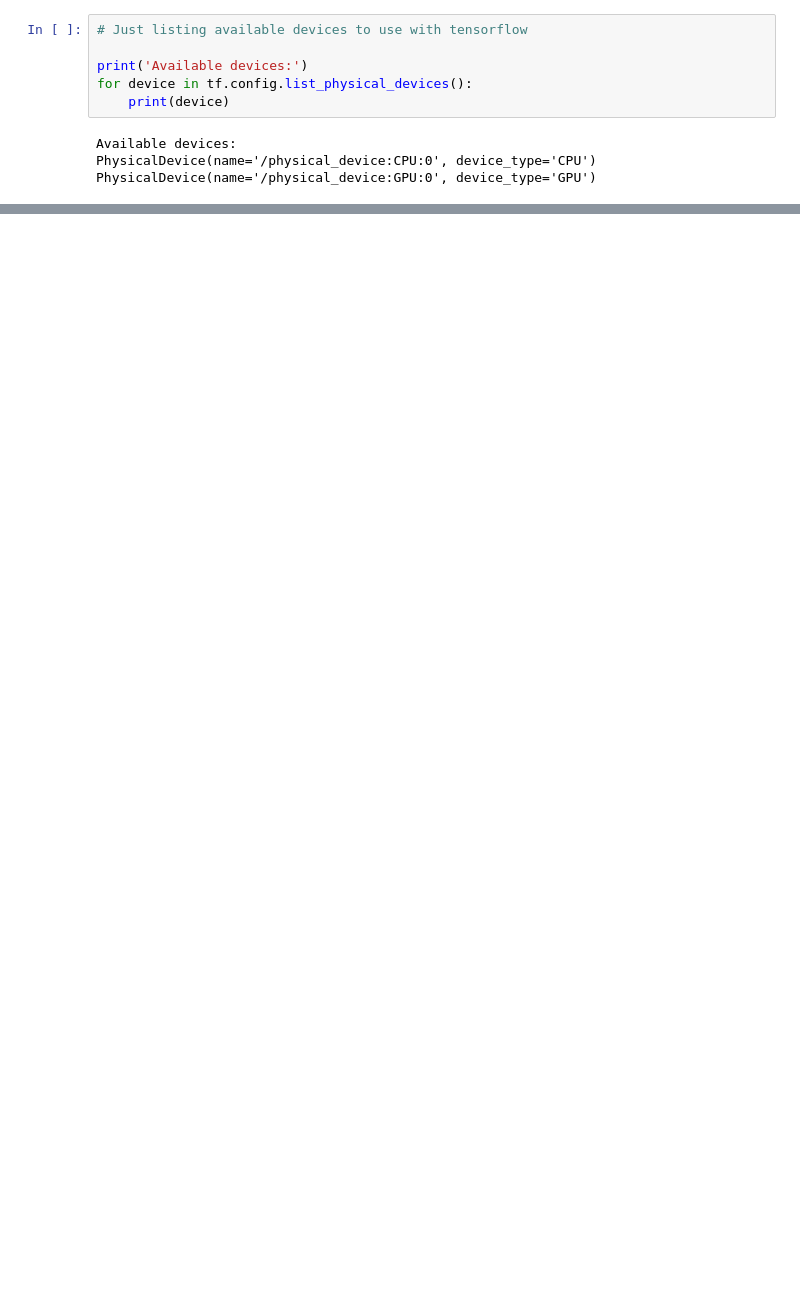
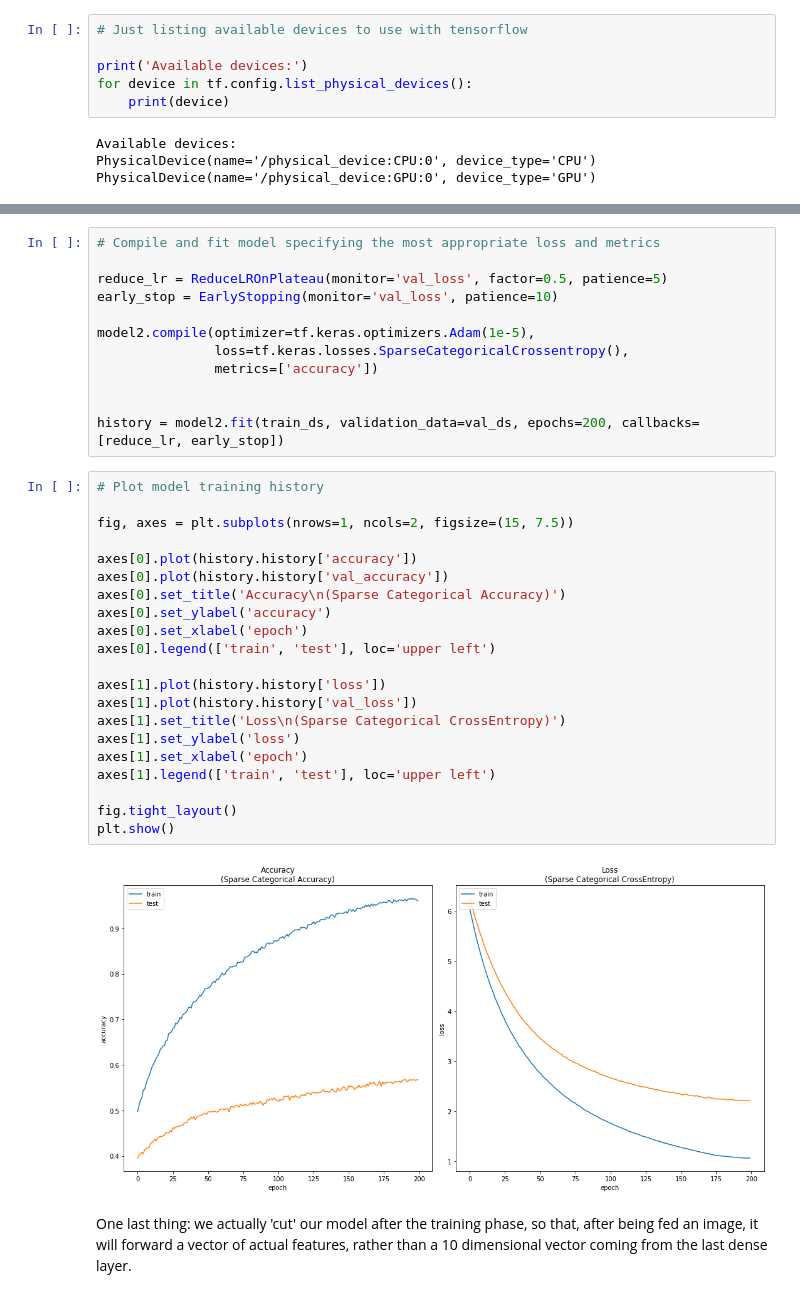
Before and after one commit to synchroazel/img-search, a Jupyter notebook: img_search.ipynb, the cells around one changed output, grey strips where cells are left out. Saved outputs shown, nothing was run; the diff lists cells and outputs as text; blank space fills up the shorter version.

```diff
--- a/img_search.ipynb
+++ b/img_search.ipynb
@@ -378,0 +346,37 @@ top-5 accuracy: 0.89
+# %%
+# Compile and fit model specifying the most appropriate loss and metrics
+
+reduce_lr = ReduceLROnPlateau(monitor='val_loss', factor=0.5, patience=5)
+early_stop = EarlyStopping(monitor='val_loss', patience=10)
+
+model2.compile(optimizer=tf.keras.optimizers.Adam(1e-5),
+               loss=tf.keras.losses.SparseCategoricalCrossentropy(),
+               metrics=['accuracy'])
+
+
+history = model2.fit(train_ds, validation_data=val_ds, epochs=200, callbacks=[reduce_lr, early_stop])
+# %%
+# Plot model training history
+
+fig, axes = plt.subplots(nrows=1, ncols=2, figsize=(15, 7.5))
+
+axes[0].plot(history.history['accuracy'])
+axes[0].plot(history.history['val_accuracy'])
+axes[0].set_title('Accuracy\n(Sparse Categorical Accuracy)')
+axes[0].set_ylabel('accuracy')
+axes[0].set_xlabel('epoch')
+axes[0].legend(['train', 'test'], loc='upper left')
+
+axes[1].plot(history.history['loss'])
+axes[1].plot(history.history['val_loss'])
+axes[1].set_title('Loss\n(Sparse Categorical CrossEntropy)')
+axes[1].set_ylabel('loss')
+axes[1].set_xlabel('epoch')
+axes[1].legend(['train', 'test'], loc='upper left')
+
+fig.tight_layout()
+plt.show()
+# %% [output]
+[figure, added]
+# %% [markdown]
+One last thing: we actually 'cut' our model after the training phase, so that, after being fed an image, it will forward a vector of actual features, rather than a 10 dimensional vector coming from the last dense layer.
```
Also changed, not shown: parts of 48 cells of this notebook, 3 other files.
